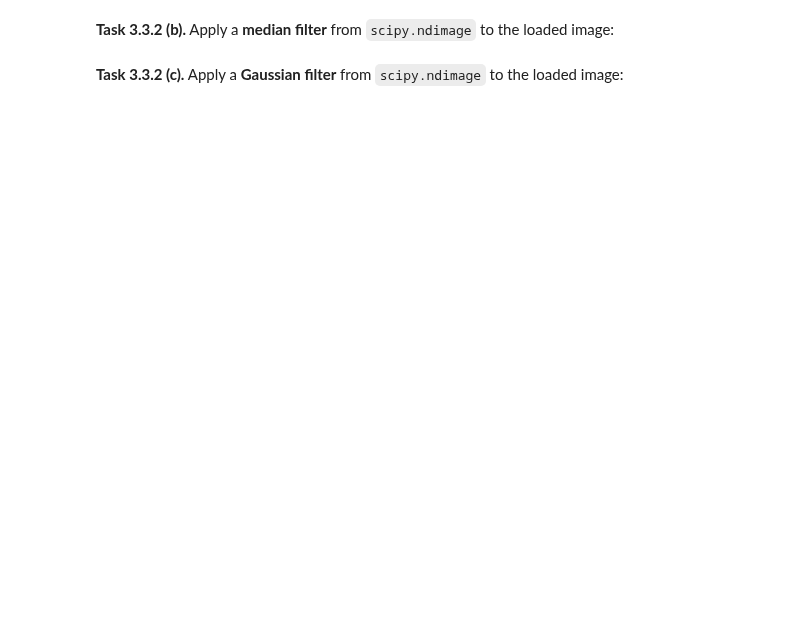
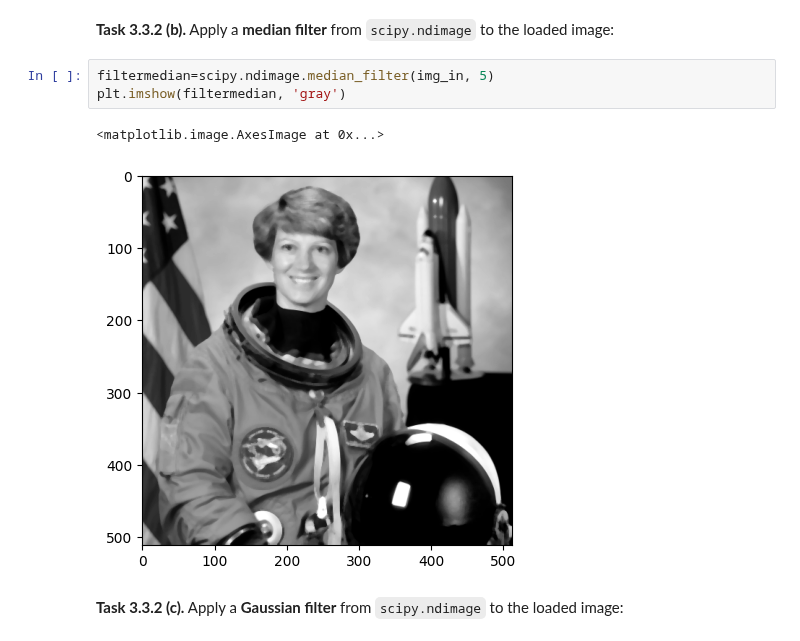
Before and after one commit to k8nsti/mobi-fs3-python, a Jupyter notebook: task3.ipynb, the cells around one changed output. Saved outputs shown, nothing was run; the diff lists cells and outputs as text; blank space fills up the shorter version.

```diff
--- a/task3.ipynb
+++ b/task3.ipynb
@@ -110,4 +118,10 @@ assert numpy.allclose(filteredmed_img, img_correctmed, atol=1/255)
 # %% [markdown]
 **<a id="#">Task 3.3.2 (b).</a>** Apply a **median filter** from `scipy.ndimage` to the loaded image:
+# %%
+filtermedian=scipy.ndimage.median_filter(img_in, 5)
+plt.imshow(filtermedian, 'gray')
+# %% [output]
+<matplotlib.image.AxesImage at 0x...>
+[figure, added]
 # %% [markdown]
 **<a id="#">Task 3.3.2 (c).</a>** Apply a **Gaussian filter** from `scipy.ndimage` to the loaded image:
```
Also changed, not shown: parts of 4 cells of this notebook.
